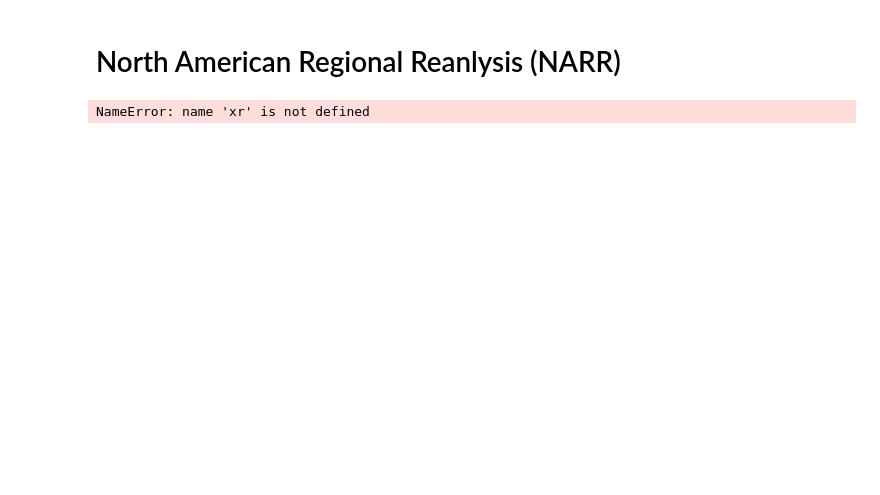
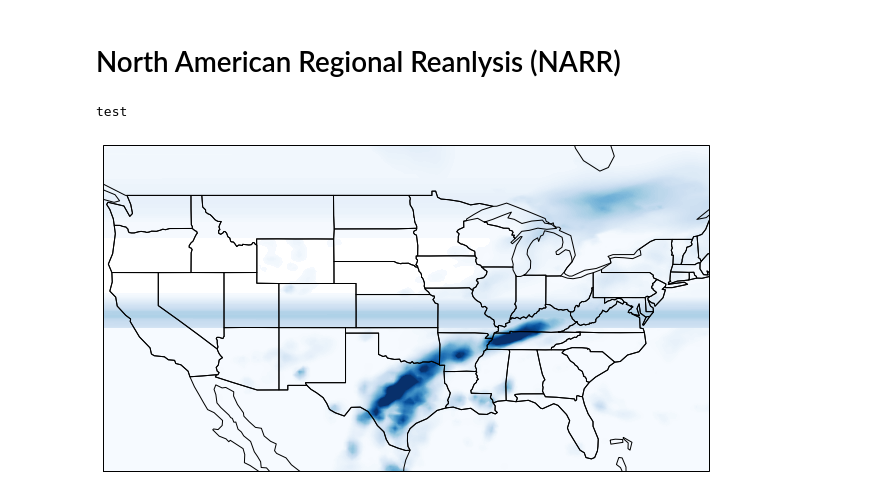
Before and after one commit to philipc2/CDDS-Python, a Jupyter notebook: Earth and Environmental Data Science Tutorial/Cartopy.ipynb, the cells around one changed output. Drawn from its saved outputs; the diff is of its cells as text; code cells hidden in the pictures; blank space fills up the shorter version.

```diff
--- a/Earth and Environmental Data Science Tutorial/Cartopy.ipynb
+++ b/Earth and Environmental Data Science Tutorial/Cartopy.ipynb
@@ -16,6 +32,32 @@ pip install cartopy
 # %% [markdown]
 # North American Regional Reanlysis (NARR)
 # %%
-data = xr.open_dataset('https://www.esrl.noaa.gov/psd/thredds/dodsC/Datasets/NARR/Dailies/pressure/hgt.201810.nc')
+heightData = xr.open_dataset('https://www.esrl.noaa.gov/psd/thredds/dodsC/Datasets/NARR/Dailies/pressure/hgt.201810.nc')
+precipData = xr.open_dataset('https://www.esrl.noaa.gov/psd/thredds/dodsC/Datasets/NARR/Dailies/monolevel/apcp.2018.nc')
-# %% [output]
-NameError: name 'xr' is not defined
+# %%
+# Data from Oct. 15, 2018
+data1 = precipData.sel(time='2018-10-15')
+data2 = heightData.sel(time='2018-10-15')
+
+
+# Plotting
+entral_lat = 37.5
+central_lon = -96
+extent = [-125, -70, 24, 50.5]
+central_lon = np.mean(extent[:2])
+central_lat = np.mean(extent[2:])
+
+plt.figure(figsize=(12, 6))
+ax = plt.axes(projection=ccrs.PlateCarree())
+ax.set_extent(extent)
+ax.add_feature(cartopy.feature.BORDERS, edgecolor='black')
+ax.add_feature(cartopy.feature.COASTLINE, edgecolor='black')
+ax.add_feature(cartopy.feature.STATES, edgecolor='black')
+
+print('test')
+#plt.contourf(data.solar_mon.lon, data.solar_mon.lat, timeMean.solar_mon, 100, cmap = 'coolwarm')
+im = ax.contourf(data1.apcp.lon, data1.apcp.lat, data1.apcp, 500, cmap = 'Blues', vmax = 50)
+#im2 = ax.contour(data2.hgt.lon, data2.hgt.lat, data2.hgt)
+# %% [output]
+test
+[figure, added]
```
Also changed, not shown: parts of 4 cells of this notebook, 2 other files.
